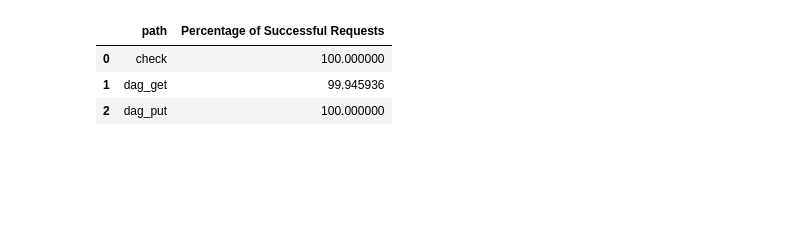
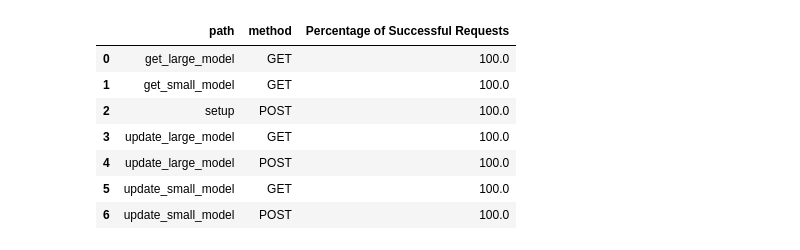
Before and after one commit to 3box/keramik, a Jupyter notebook: analyze/sim.ipynb, the cells around one changed output. Saved outputs shown, nothing was run; the diff lists cells and outputs as text; code cells hidden in the pictures; blank space fills up the shorter version.

```diff
--- a/analyze/sim.ipynb
+++ b/analyze/sim.ipynb
@@ -25,15 +26,19 @@ WHERE
     Name = 'goose_requests_total'
     AND Attributes['mode'][1] = 'manager'
 # %%
-pivoted = success_fail.pivot(index='path', columns='result', values='count')
+pivoted = success_fail.pivot(index=['path','method'], columns=['result'], values='count')
 
-ratios = pivoted.apply(lambda r: {'Percentage of Successful Requests': 100.0 * r.success / (r.success + r.fail)}, axis=1, result_type='expand').rename_axis('path').reset_index()
+ratios = pivoted.apply(lambda r: {'Percentage of Successful Requests': 100.0 * r.success / (r.success + r.fail)}, axis=1, result_type='expand').rename_axis(['path','method']).reset_index()
 ratios
 # %% [output]
-|  | path | Percentage of Successful Requests |
-| 0 | check | 100.000000 |
-| 1 | dag_get | 99.945936 |
-| 2 | dag_put | 100.000000 |
+|  | path | method | Percentage of Successful Requests |
+| 0 | get_large_model | GET | 100.0 |
+| 1 | get_small_model | GET | 100.0 |
+| 2 | setup | POST | 100.0 |
+| 3 | update_large_model | GET | 100.0 |
+| 4 | update_large_model | POST | 100.0 |
+| 5 | update_small_model | GET | 100.0 |
+| 6 | update_small_model | POST | 100.0 |
 # %%
 %%sql percentiles <<
 SELECT
```
Also changed, not shown: parts of 3 cells of this notebook, 21 other files.
